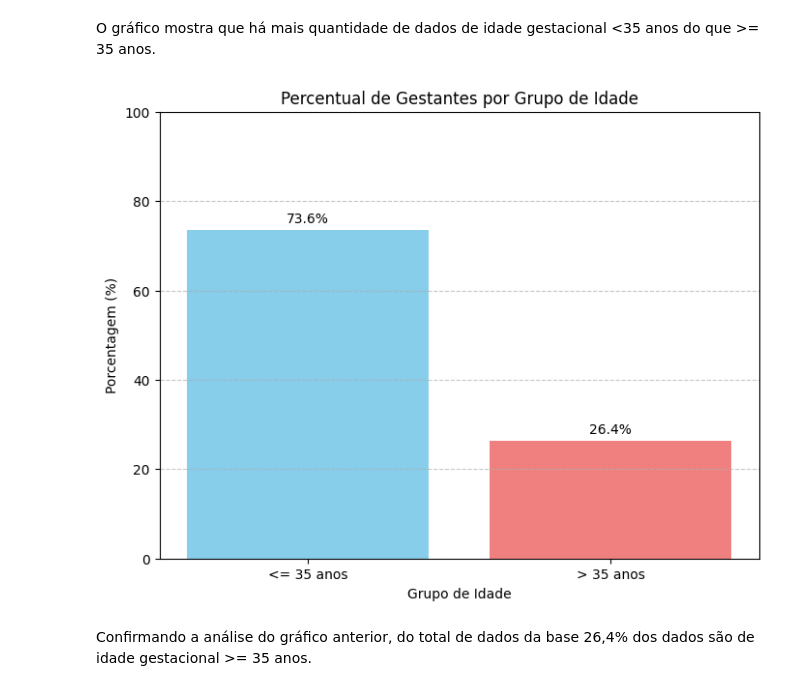
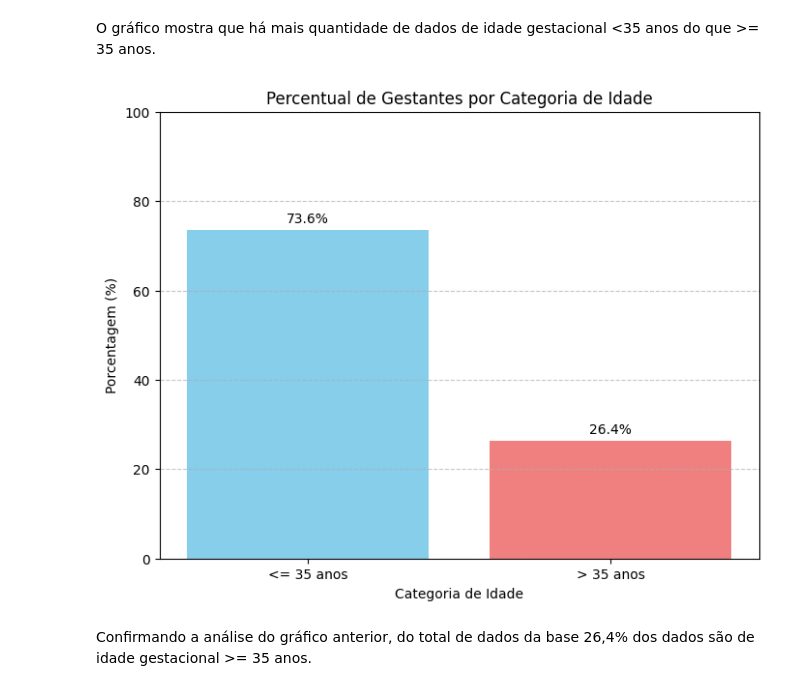
Before and after one commit to AlineFiori/MVP, a Jupyter notebook: Template_Análise_de_Dados_Pregnancy.ipynb, the cells around one changed output. Saved outputs shown, nothing was run; the diff lists cells and outputs as text; code cells hidden in the pictures.

```diff
--- a/Template_Análise_de_Dados_Pregnancy.ipynb
+++ b/Template_Análise_de_Dados_Pregnancy.ipynb
@@ -220,47 +220,45 @@ O gráfico mostra que há mais quantidade de dados de idade gestacional <35 anos
 # 8. Análise de variáveis categóricas: analisando o % da idade <35 anos e > 35 anos
 
 # Criar uma coluna para categorizar a idade
-Dataset['Age_Group'] = Dataset['Idade'].apply(lambda x: '<= 35 anos' if x <= 35 else '> 35 anos')
+Dataset['Categoria_Idade'] = Dataset['Idade'].apply(lambda x: '<= 35 anos' if x <= 35 else '> 35 anos')
 
 # Calcular os percentuais para cada grupo de idade
-age_group_percentages = Dataset['Age_Group'].value_counts(normalize=True) * 100
+age_group_percentages = Dataset['Categoria_Idade'].value_counts(normalize=True) * 100
 age_group_percentages_df = age_group_percentages.reset_index()
-age_group_percentages_df.columns = ['Age_Group', 'Percentage']
+age_group_percentages_df.columns = ['Categoria_Idade', 'Percentage']
 
 # Ordenar os grupos de idade para garantir uma ordem consistente no gráfico
 order = ['<= 35 anos', '> 35 anos']
-age_group_percentages_df['Age_Group'] = pd.Categorical(age_group_percentages_df['Age_Group'], categories=order, ordered=True)
-age_group_percentages_df = age_group_percentages_df.sort_values('Age_Group')
+age_group_percentages_df['Categoria_Idade'] = pd.Categorical(age_group_percentages_df['Categoria_Idade'], categories=order, ordered=True)
+age_group_percentages_df = age_group_percentages_df.sort_values('Categoria_Idade')
 
 # Configurações para o gráfico
 fig, ax = plt.subplots(figsize=(8, 6))
 
 # Plotar as barras
-bars = ax.bar(age_group_percentages_df['Age_Group'], age_group_percentages_df['Percentage'], color=['skyblue', 'lightcoral'])
+bars = ax.bar(age_group_percentages_df['Categoria_Idade'], age_group_percentages_df['Percentage'], color=['skyblue', 'lightcoral'])
 
 # Adicionar rótulos, título
-ax.set_xlabel('Grupo de Idade')
+ax.set_xlabel('Categoria de Idade')
 ax.set_ylabel('Porcentagem (%)')
-ax.set_title('Percentual de Gestantes por Grupo de Idade')
+ax.set_title('Percentual de Gestantes por Categoria de Idade')
 ax.set_ylim(0, 100)
 ax.grid(axis='y', linestyle='--', alpha=0.7)
 
 # Adicionar os valores percentuais nas barras
 for bar in bars:
     height = bar.get_height()
     ax.annotate(f'{height:.1f}%',
                 xy=(bar.get_x() + bar.get_width() / 2, height),
                 xytext=(0, 3),
                 textcoords="offset points",
                 ha='center', va='bottom')
 
-# Salvar o gráfico em um arquivo PNG
-plt.savefig('percentual_idade_grupos_matplotlib.png')
 
 # Mostrar o gráfico
 plt.show()
 # %% [output]
-[figure, old version]
+[figure, new version]
 # %% [markdown]
 Confirmando a análise do gráfico anterior, do total de dados da base 26,4% dos dados são de idade gestacional >= 35 anos.
 # %%
```
Also changed, not shown: parts of 2 cells of this notebook.
